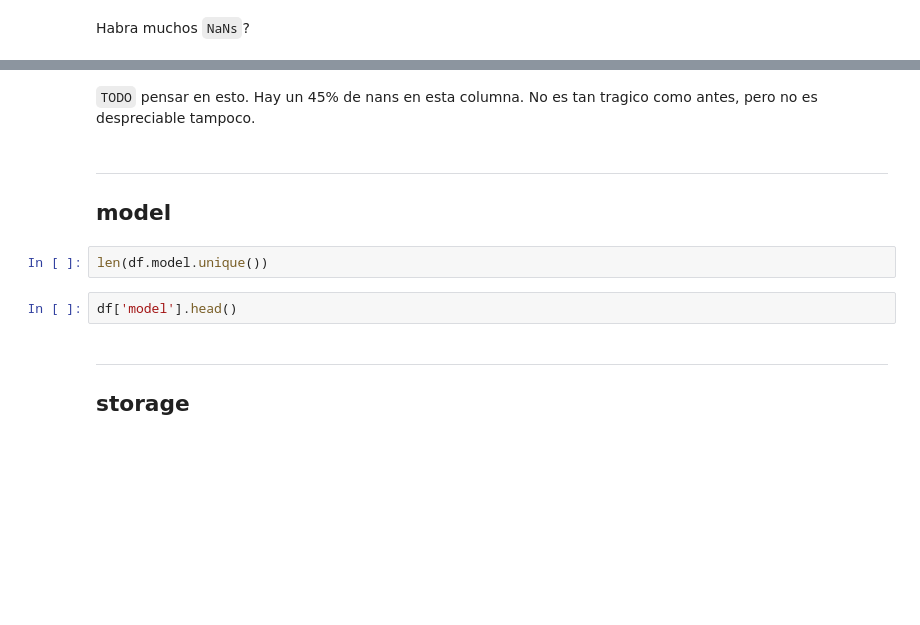
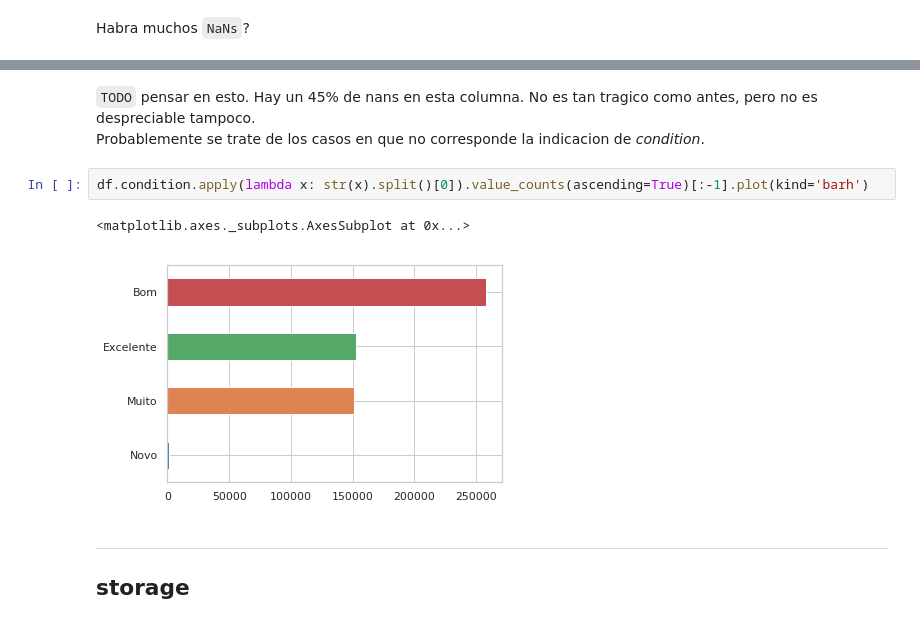
Before and after one commit to rozanecm/7506_OrganizacionDeDatos_TP1, a Jupyter notebook: tp1.ipynb, the cells around one changed output, grey strips where cells are left out. Drawn from its saved outputs; the diff is of its cells as text; blank space fills up the shorter version.

```diff
--- a/tp1.ipynb
+++ b/tp1.ipynb
@@ -167,12 +659,11 @@ print("porcentaje nans: " + str(cant_nans/len(df)))
 # %% [markdown]
 `TODO` pensar en esto. Hay un 45% de nans en esta columna. No es tan tragico como antes, pero no es despreciable tampoco.
+Probablemente se trate de los casos en que no corresponde la indicacion de *condition*.
-# %% [markdown]
-***
-## model
-# %%
-len(df.model.unique())
-# %%
-df['model'].head()
+# %%
+df.condition.apply(lambda x: str(x).split()[0]).value_counts(ascending=True)[:-1].plot(kind='barh')
+# %% [output]
+<matplotlib.axes._subplots.AxesSubplot at 0x...>
+[figure, added]
 # %% [markdown]
 ***
 ## storage
```
Also changed, not shown: parts of 110 cells of this notebook.
